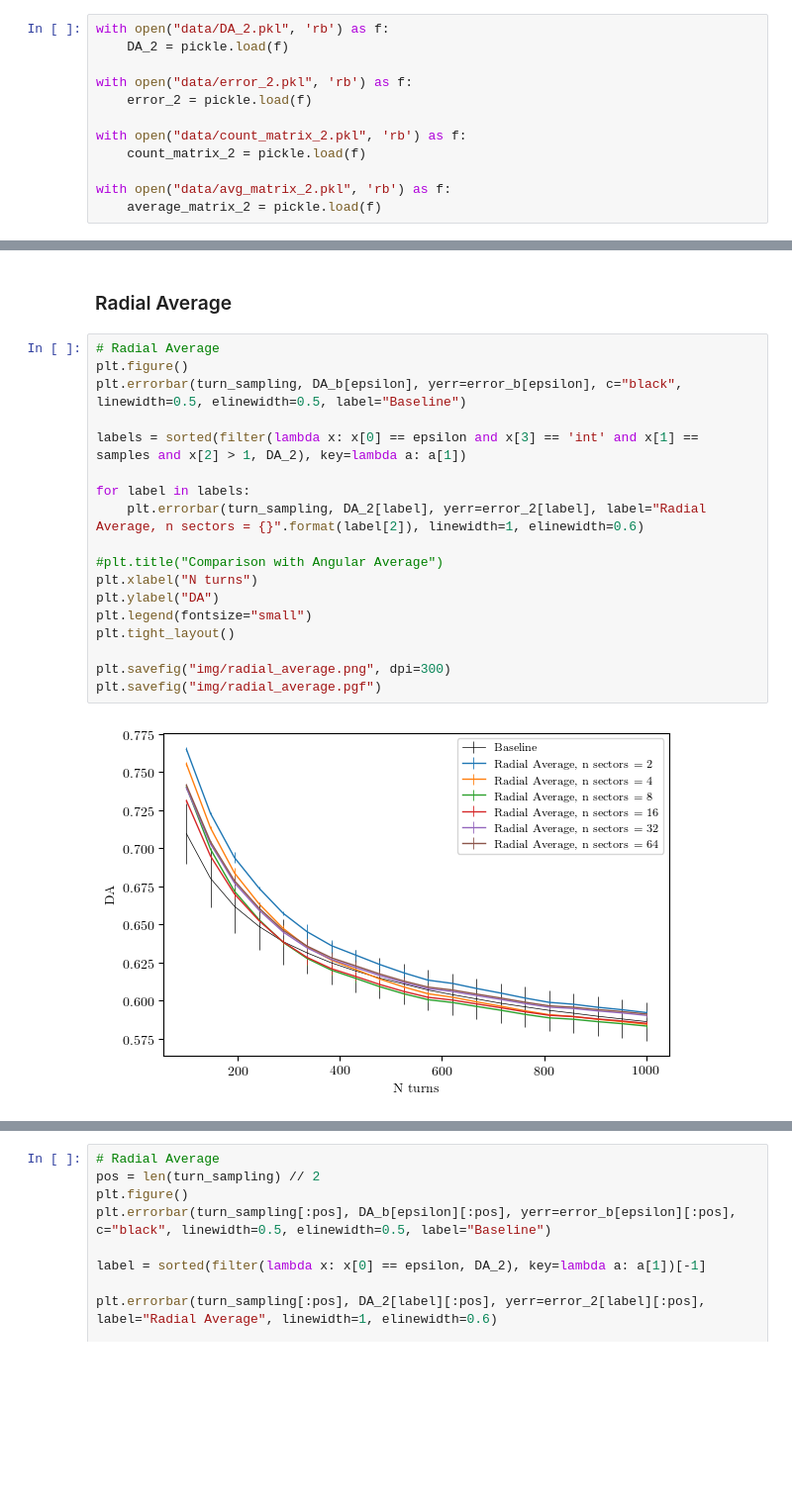
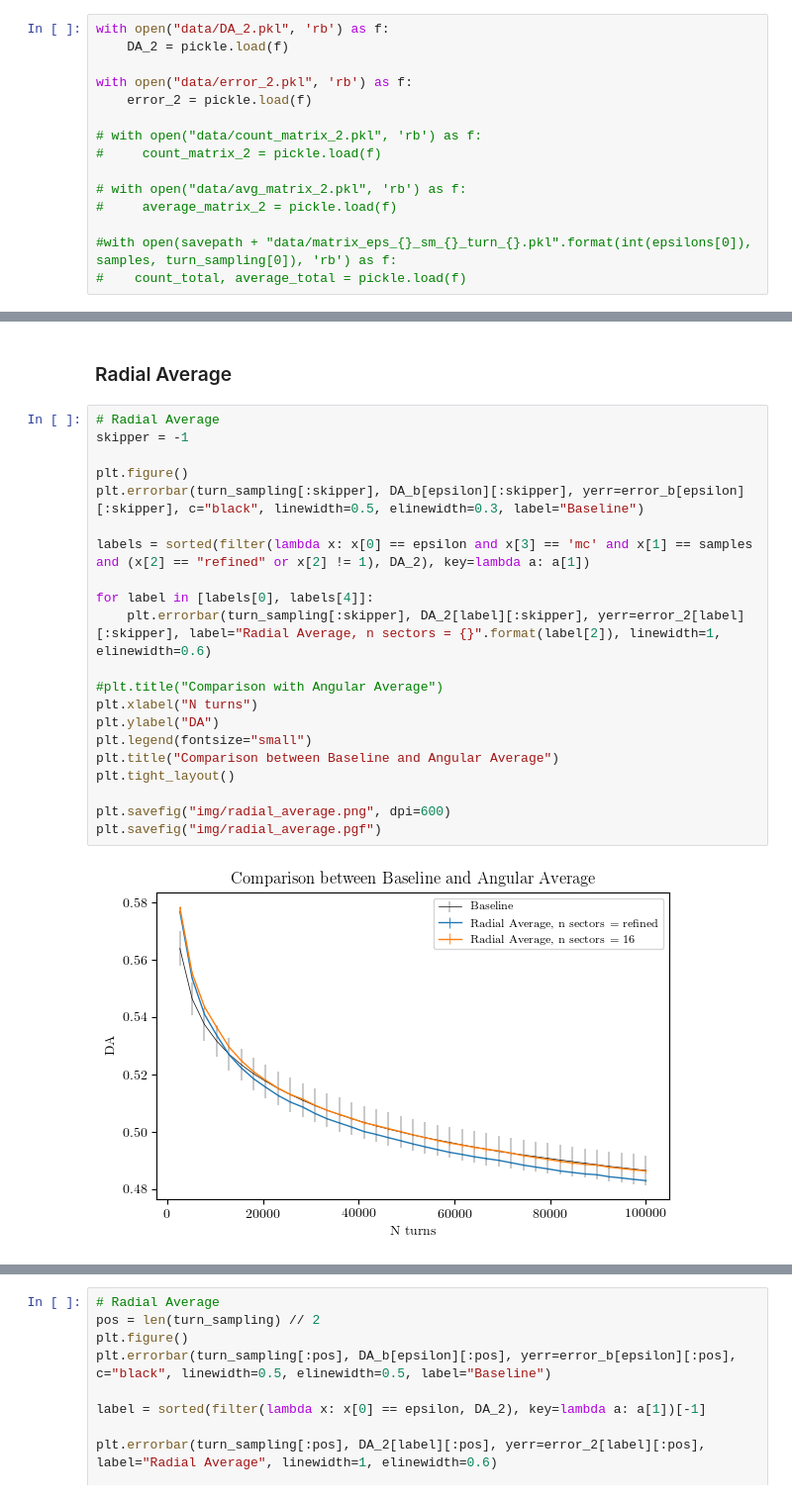
Before and after one commit to carlidel/da_measurements, a Jupyter notebook: load_and_plot.ipynb, the cells around one changed output, grey strips where cells are left out. Shown at 99% size. Drawn from its saved outputs; the diff is of its cells as text; blank space fills up the shorter version.

```diff
--- a/load_and_plot.ipynb
+++ b/load_and_plot.ipynb
@@ -64,11 +64,14 @@ with open("data/DA_2.pkl", 'rb') as f:
 with open("data/error_2.pkl", 'rb') as f:
     error_2 = pickle.load(f)
 
-with open("data/count_matrix_2.pkl", 'rb') as f:
-    count_matrix_2 = pickle.load(f)
+# with open("data/count_matrix_2.pkl", 'rb') as f:
+#     count_matrix_2 = pickle.load(f)
 
-with open("data/avg_matrix_2.pkl", 'rb') as f:
-    average_matrix_2 = pickle.load(f)
+# with open("data/avg_matrix_2.pkl", 'rb') as f:
+#     average_matrix_2 = pickle.load(f)
+
+#with open(savepath + "data/matrix_eps_{}_sm_{}_turn_{}.pkl".format(int(epsilons[0]), samples, turn_sampling[0]), 'rb') as f:
+#    count_total, average_total = pickle.load(f)
 # %% [markdown]
 ### Load Monte Carlo
 # %%
@@ -222,21 +320,24 @@ plt.savefig("img/standard_integral_single.pgf")
 ### Radial Average
 # %%
 # Radial Average
+skipper = -1
+
 plt.figure()
-plt.errorbar(turn_sampling, DA_b[epsilon], yerr=error_b[epsilon], c="black", linewidth=0.5, elinewidth=0.5, label="Baseline")
+plt.errorbar(turn_sampling[:skipper], DA_b[epsilon][:skipper], yerr=error_b[epsilon][:skipper], c="black", linewidth=0.5, elinewidth=0.3, label="Baseline")
 
-labels = sorted(filter(lambda x: x[0] == epsilon and x[3] == 'int' and x[1] == samples and x[2] > 1, DA_2), key=lambda a: a[1])
+labels = sorted(filter(lambda x: x[0] == epsilon and x[3] == 'mc' and x[1] == samples and (x[2] == "refined" or x[2] != 1), DA_2), key=lambda a: a[1])
 
-for label in labels:
-    plt.errorbar(turn_sampling, DA_2[label], yerr=error_2[label], label="Radial Average, n sectors = {}".format(label[2]), linewidth=1, elinewidth=0.6)
+for label in [labels[0], labels[4]]:
+    plt.errorbar(turn_sampling[:skipper], DA_2[label][:skipper], yerr=error_2[label][:skipper], label="Radial Average, n sectors = {}".format(label[2]), linewidth=1, elinewidth=0.6)
 
 #plt.title("Comparison with Angular Average")
 plt.xlabel("N turns")
 plt.ylabel("DA")
 plt.legend(fontsize="small")
+plt.title("Comparison between Baseline and Angular Average")
 plt.tight_layout()
 
-plt.savefig("img/radial_average.png", dpi=300)
+plt.savefig("img/radial_average.png", dpi=600)
 plt.savefig("img/radial_average.pgf")
 # %% [output]
-[figure, old version]
+[figure, new version]
```
Also changed, not shown: parts of 13 cells of this notebook, 3 other files.
